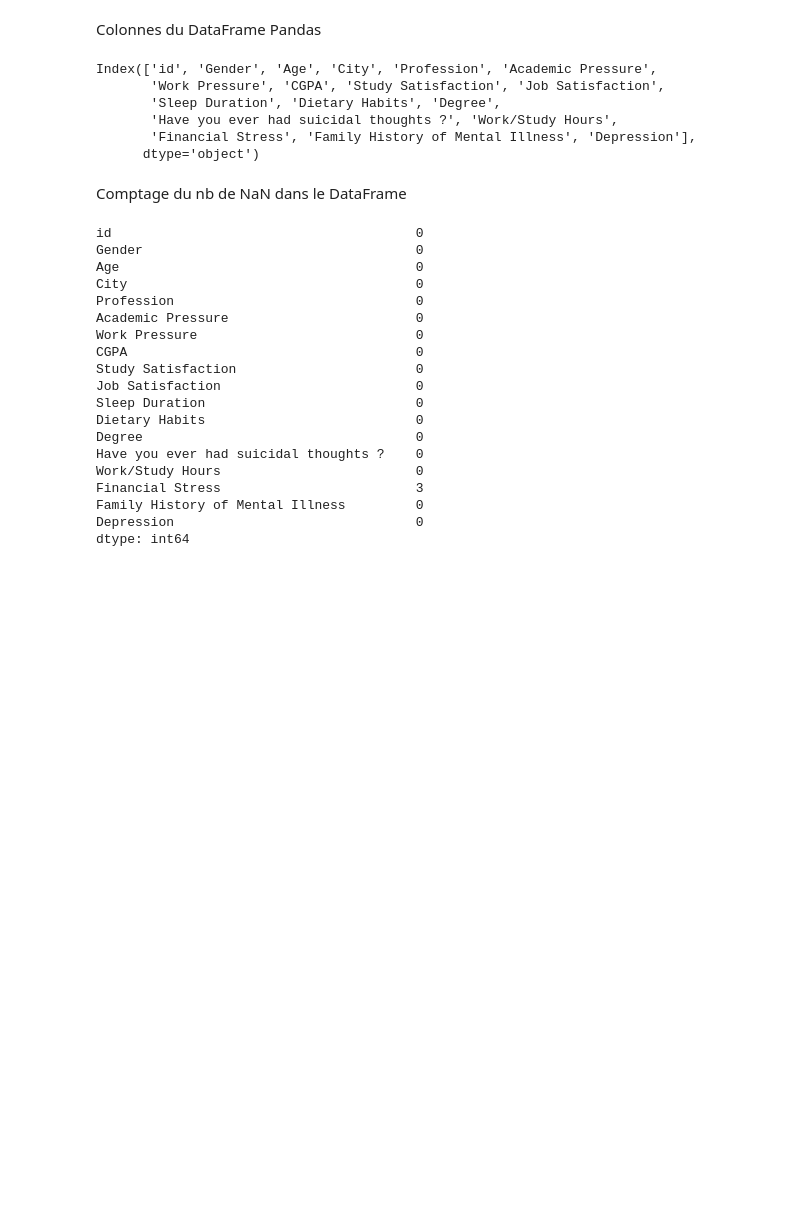
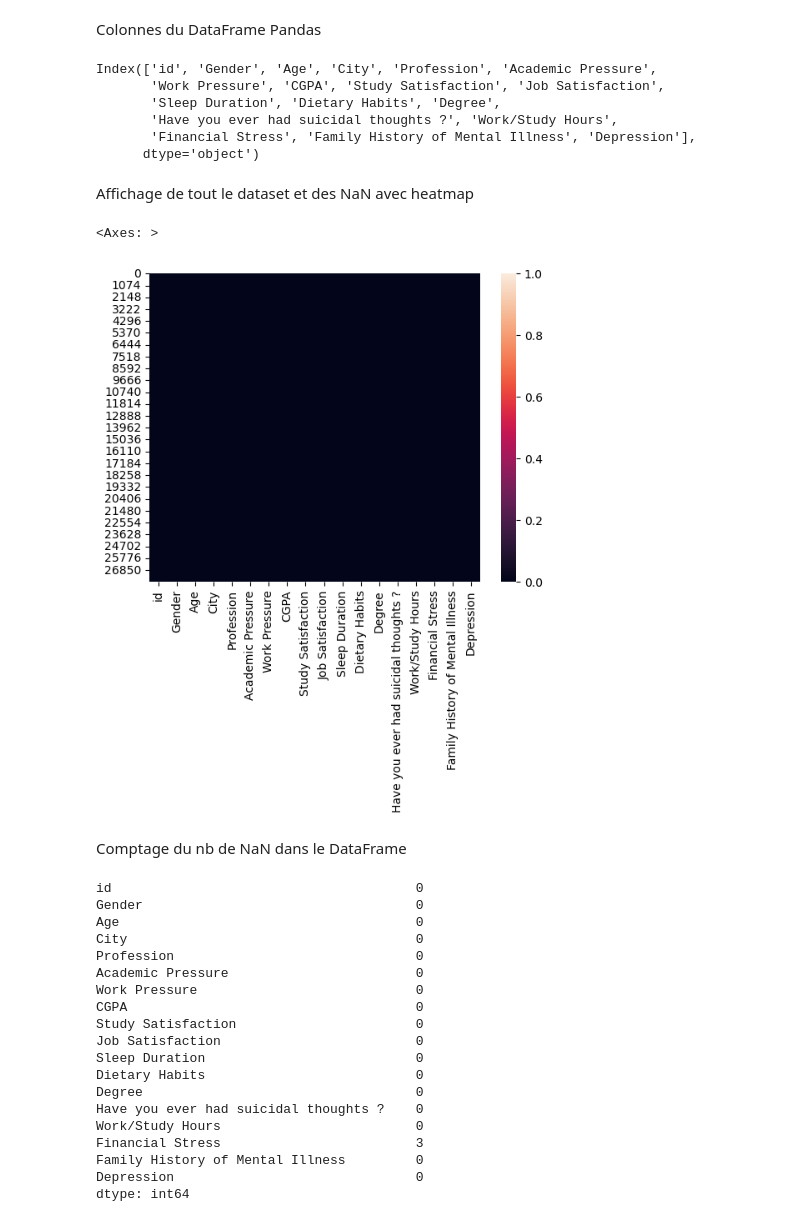
Before and after one commit to Nemios/DataTrek, a Jupyter notebook: DataTrek.ipynb, the cells around one changed output. Saved outputs shown, nothing was run; the diff lists cells and outputs as text; code cells hidden in the pictures; blank space fills up the shorter version.

```diff
--- a/DataTrek.ipynb
+++ b/DataTrek.ipynb
@@ -74,6 +82,13 @@ Index(['id', 'Gender', 'Age', 'City', 'Profession', 'Academic Pressure',
        'Have you ever had suicidal thoughts ?', 'Work/Study Hours',
        'Financial Stress', 'Family History of Mental Illness', 'Depression'],
       dtype='object')
+# %% [markdown]
+Affichage de tout le dataset et des NaN avec heatmap
+# %%
+sns.heatmap(df.isna())
+# %% [output]
+<Axes: >
+[figure, added]
 # %% [markdown]
 Comptage du nb de NaN dans le DataFrame
 # %%
```
Also changed, not shown: parts of 32 cells of this notebook, 1 other file.
